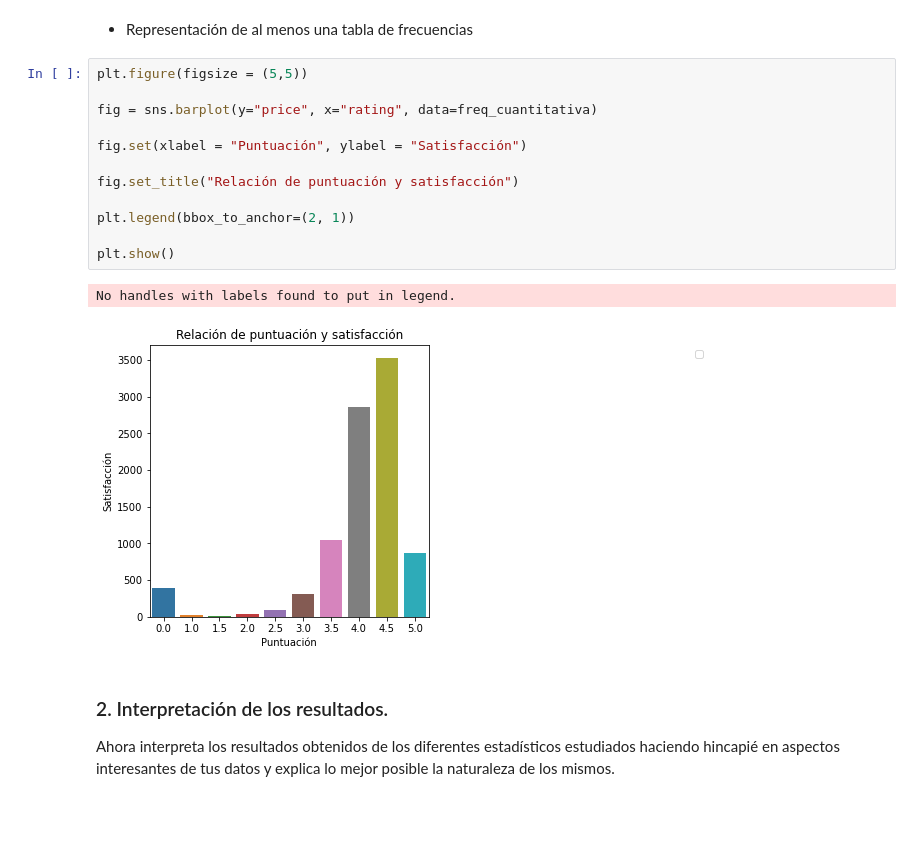
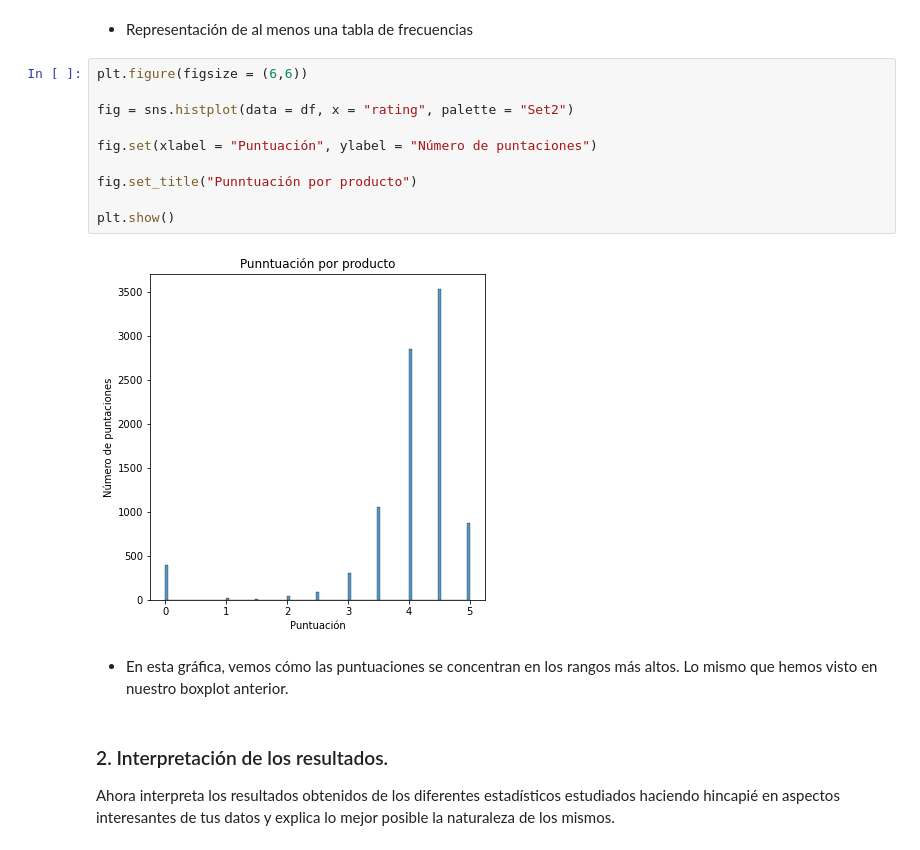
Before and after one commit to Adalab/DA-promo-c-modulo-2-sprint-1-Laura-Pilar, a Jupyter notebook: Estadísticas/Leccion-2-Estadisticas-2/Leccion-2-Estadisticas-2.ipynb, the cells around one changed output. Saved outputs shown, nothing was run; the diff lists cells and outputs as text; blank space fills up the shorter version.

```diff
--- a/Estadísticas/Leccion-2-Estadisticas-2/Leccion-2-Estadisticas-2.ipynb
+++ b/Estadísticas/Leccion-2-Estadisticas-2/Leccion-2-Estadisticas-2.ipynb
@@ -128,20 +176,19 @@ freq_cuantitativa
 # %% [markdown]
 - Representación de al menos una tabla de frecuencias
 # %%
-plt.figure(figsize = (5,5))
+plt.figure(figsize = (6,6))
 
-fig = sns.barplot(y="price", x="rating", data=freq_cuantitativa)
+fig = sns.histplot(data = df, x = "rating", palette = "Set2")
 
-fig.set(xlabel = "Puntuación", ylabel = "Satisfacción")
+fig.set(xlabel = "Puntuación", ylabel = "Número de puntaciones")
 
-fig.set_title("Relación de puntuación y satisfacción")
-
-plt.legend(bbox_to_anchor=(2, 1))
+fig.set_title("Punntuación por producto")
 
 plt.show()
 # %% [output]
-No handles with labels found to put in legend.
-[figure, old version]
+[figure, new version]
+# %% [markdown]
+- En esta gráfica, vemos cómo las puntuaciones se concentran en los rangos más altos. Lo mismo que hemos visto en nuestro boxplot anterior.
 # %% [markdown]
 ### 2. Interpretación de los resultados.
 Ahora interpreta los resultados obtenidos de los diferentes estadísticos estudiados haciendo hincapié en aspectos interesantes de tus datos y explica lo mejor posible la naturaleza de los mismos.
```
Also changed, not shown: parts of 21 cells of this notebook.
